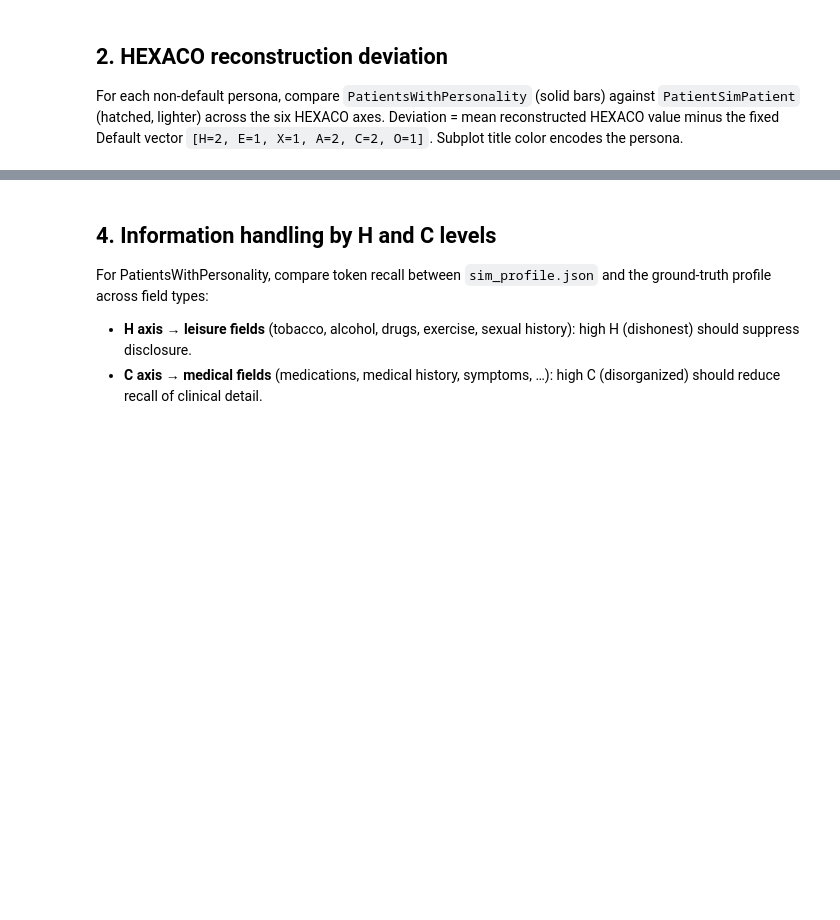
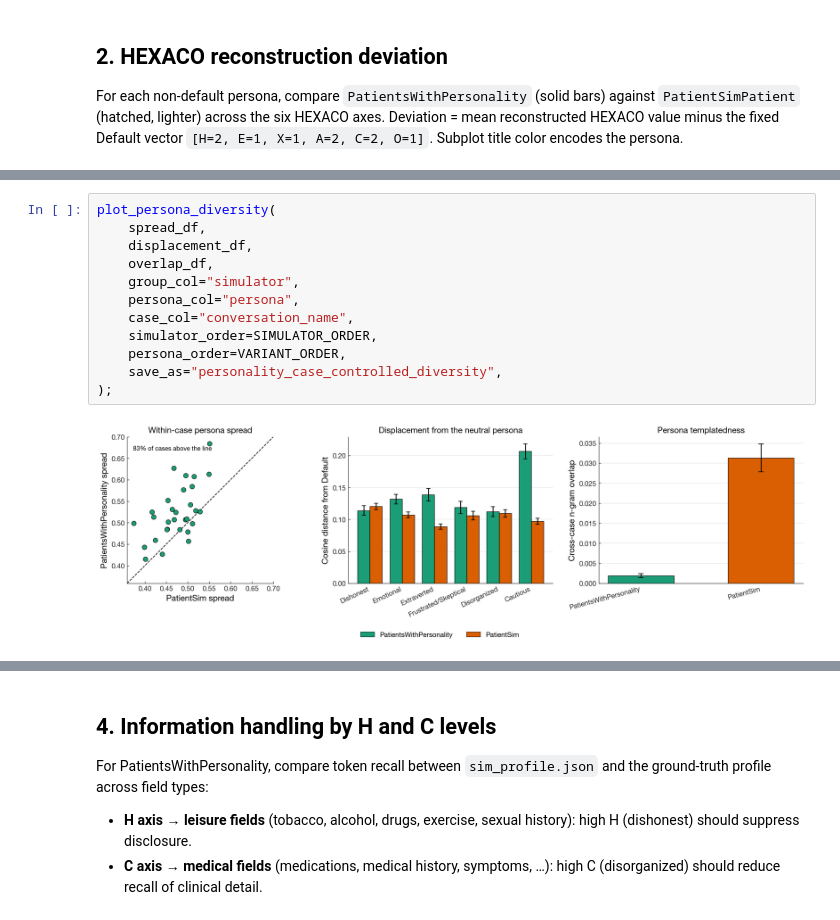
Before and after one commit to mo374z/PatientsWithPersonality, a Jupyter notebook: notebooks/eval_personality.ipynb, the cells around one changed output, grey strips where cells are left out. Drawn from its saved outputs; the diff is of its cells as text; blank space fills up the shorter version.

```diff
--- a/notebooks/eval_personality.ipynb
+++ b/notebooks/eval_personality.ipynb
@@ -293,0 +326,14 @@ display(paper_table)
+# %%
+plot_persona_diversity(
+    spread_df,
+    displacement_df,
+    overlap_df,
+    group_col="simulator",
+    persona_col="persona",
+    case_col="conversation_name",
+    simulator_order=SIMULATOR_ORDER,
+    persona_order=VARIANT_ORDER,
+    save_as="personality_case_controlled_diversity",
+);
+# %% [output]
+[figure, added]
```
Also changed, not shown: parts of 25 cells of this notebook, 6 other files.
